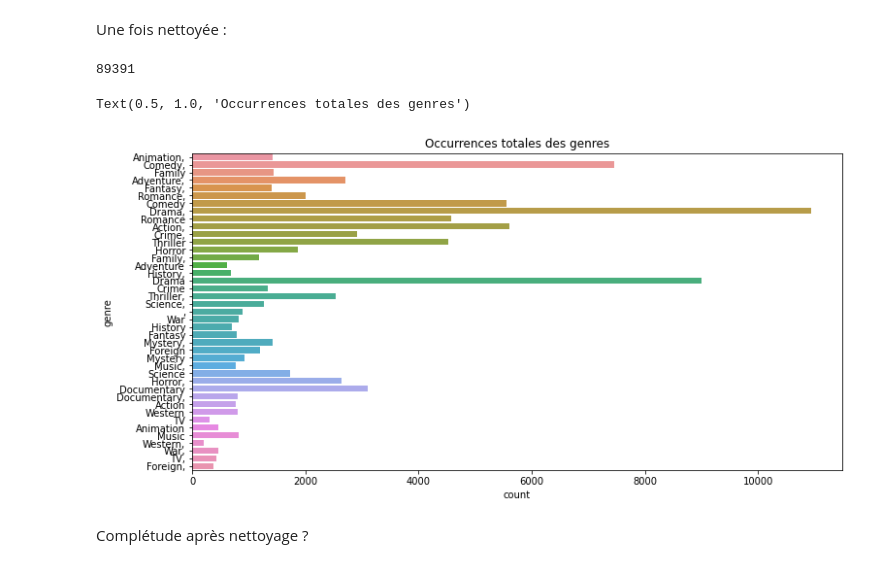
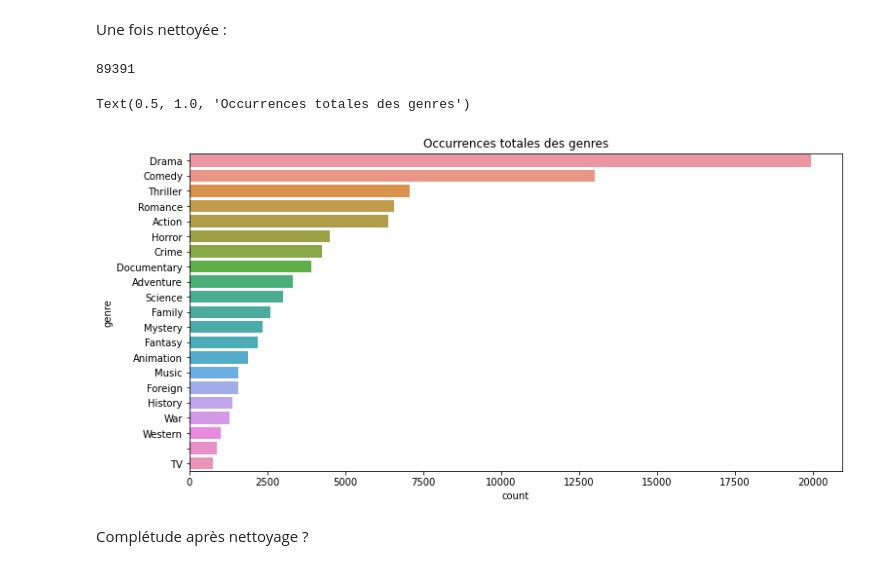
Before and after one commit to marie-ganon/Projet-Python-S1, a Jupyter notebook: Notebook Projet GANON-HE.ipynb, the cells around one changed output. Drawn from its saved outputs; the diff is of its cells as text; code cells hidden in the pictures.

```diff
--- a/Notebook Projet GANON-HE.ipynb
+++ b/Notebook Projet GANON-HE.ipynb
@@ -487,18 +487,19 @@ Une fois nettoyée :
 # %%
 l = []
 for i in trange(len(df)):
     genre = df.genres[i].split()
     for i in genre :
         l.append(i)
 print(len(l))
 df_genre = pd.DataFrame(l, columns=['genre'])
+df_genre.genre = df_genre.genre.str.replace(r',', '')
 fig, ax = plt.subplots(figsize=(12,6))
-sns.countplot(y = df_genre.genre)
+sns.countplot(y = df_genre.genre, order = df_genre['genre'].value_counts().index)
 plt.title('Occurrences totales des genres')
 # %% [output]
 89391
 Text(0.5, 1.0, 'Occurrences totales des genres')
-[figure, old version]
+[figure, new version]
 # %% [markdown]
 Complétude après nettoyage ?
 # %%
```
Also changed, not shown: parts of 38 cells of this notebook.
